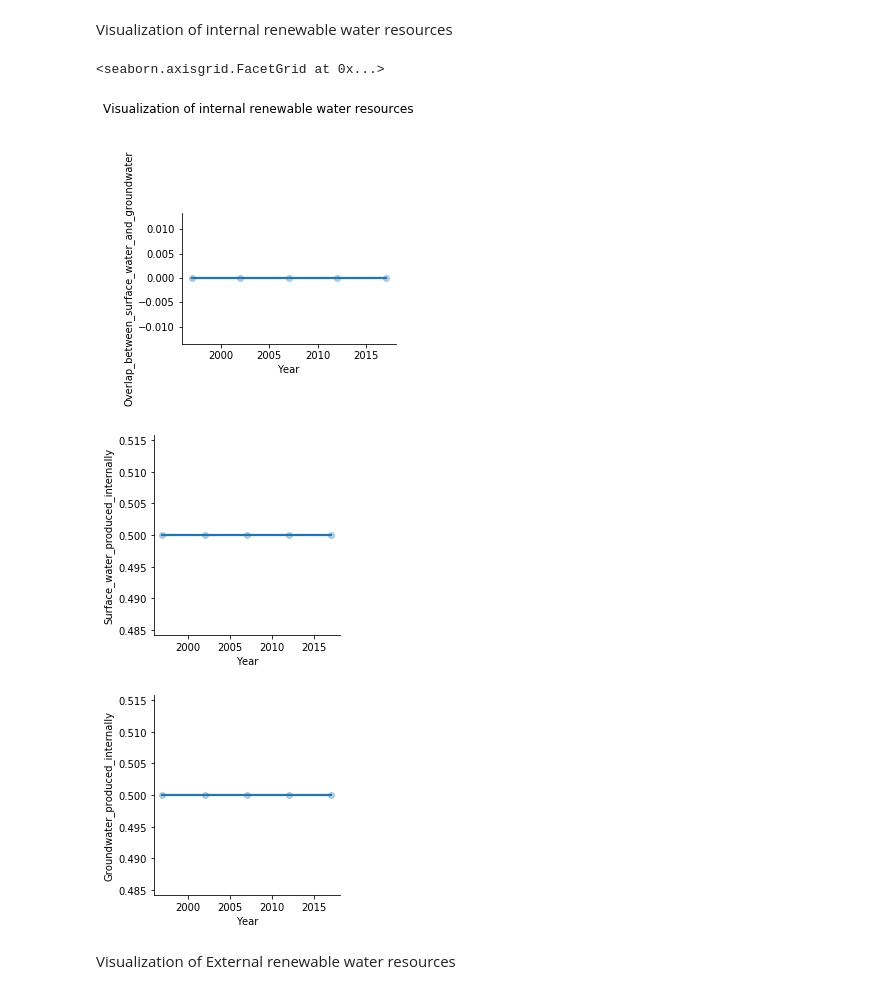
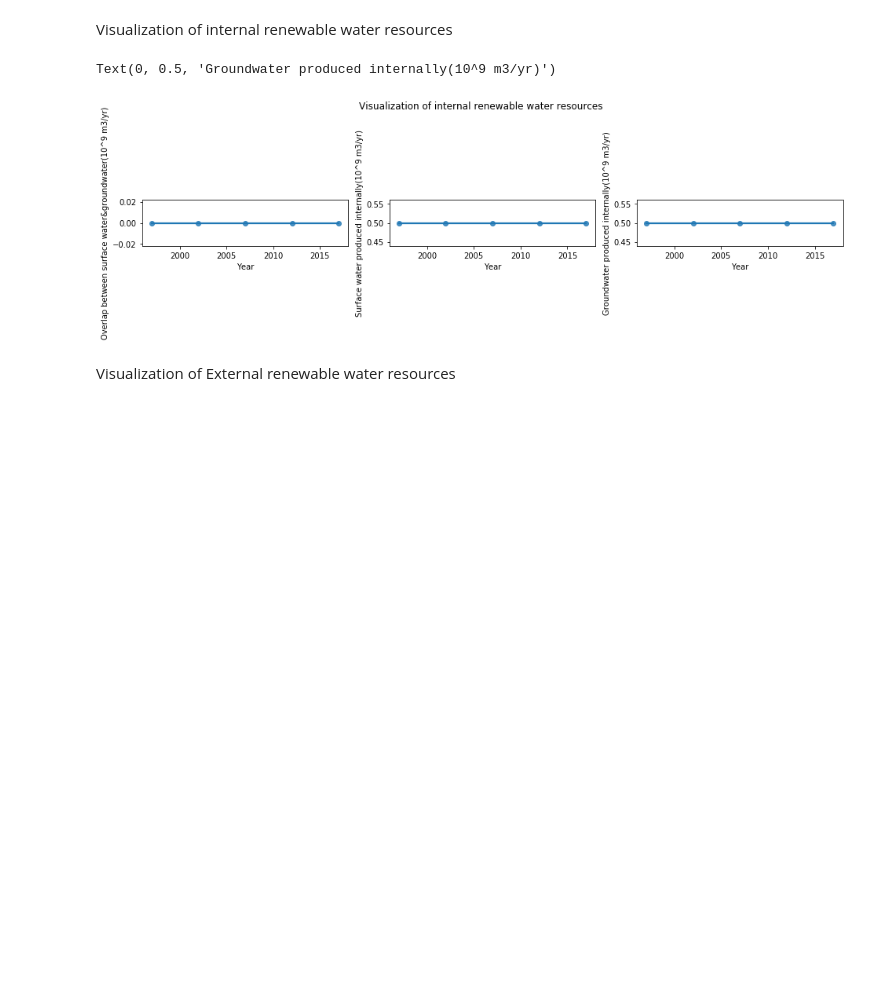
Before and after one commit to OmdenaAI/omdena-egypt-freshwater, a Jupyter notebook: src/visualizations/AnalyzeWaterConsumptionInEgyptOnAquastatDataset_notebook.ipynb, the cells around one changed output. Drawn from its saved outputs; the diff is of its cells as text; code cells hidden in the pictures; blank space fills up the shorter version.

Commit message:
updated analyze water on aquastat dataset

```diff
--- a/src/visualizations/AnalyzeWaterConsumptionInEgyptOnAquastatDataset_notebook.ipynb
+++ b/src/visualizations/AnalyzeWaterConsumptionInEgyptOnAquastatDataset_notebook.ipynb
@@ -284,32 +285,31 @@ Text(0, 0.5, 'Long term average annual precipitation in volume(10^9 m3/year)')
 Visualization of internal renewable water resources
 # %%
 # visualization of overlap between surface water and ground water
+# figure size
+plt.figure(figsize = [16, 3])
 
 # first plot
-g=sns.FacetGrid(data=df,height=4)
-g.map(sns.regplot,'Year','Overlap_between_surface_water_and_groundwater',scatter_kws={'alpha':0.3})
-g.add_legend()
-
+plt.subplot(1, 3, 1)
+sns.regplot(data=df,x='Year',y='Overlap_between_surface_water_and_groundwater')
+plt.ylabel('Overlap between surface water&groundwater(10^9 m3/yr)')
 # add title
-plt.subplots_adjust(top=0.6)
-g.fig.suptitle("Visualization of internal renewable water resources")
+plt.subplots_adjust(top=0.4)
+plt.suptitle("Visualization of internal renewable water resources")
 
 # second plot
 # visualization of surface water produced internally
-g=sns.FacetGrid(data=df,height=3.5)
-g.map(sns.regplot,'Year','Surface_water_produced_internally',scatter_kws={'alpha':0.3})
-g.add_legend()
+plt.subplot(1, 3, 2)
+sns.regplot(data=df,x='Year',y='Surface_water_produced_internally')
+plt.ylabel('Surface water produced internally(10^9 m3/yr)')
 
 # third plot
 # visualization of ground water produced internally
-g=sns.FacetGrid(data=df,height=3.5)
-g.map(sns.regplot,'Year','Groundwater_produced_internally',scatter_kws={'alpha':0.3})
-g.add_legend()
+plt.subplot(1, 3, 3)
+sns.regplot(data=df,x='Year',y='Groundwater_produced_internally')
+plt.ylabel('Groundwater produced internally(10^9 m3/yr)')
 # %% [output]
-<seaborn.axisgrid.FacetGrid at 0x...>
+Text(0, 0.5, 'Groundwater produced internally(10^9 m3/yr)')
-[figure, old version]
+[figure, new version]
-[figure, removed]
-[figure, removed]
 # %% [markdown]
 Visualization of External renewable water resources
 # %%
```
Also changed, not shown: parts of 12 cells of this notebook.
